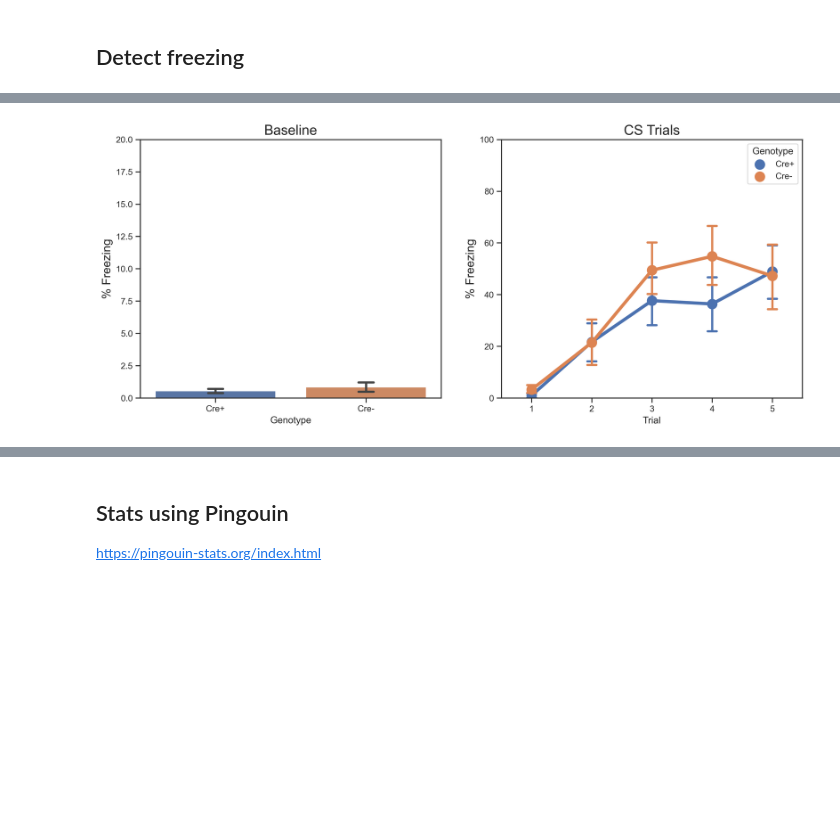
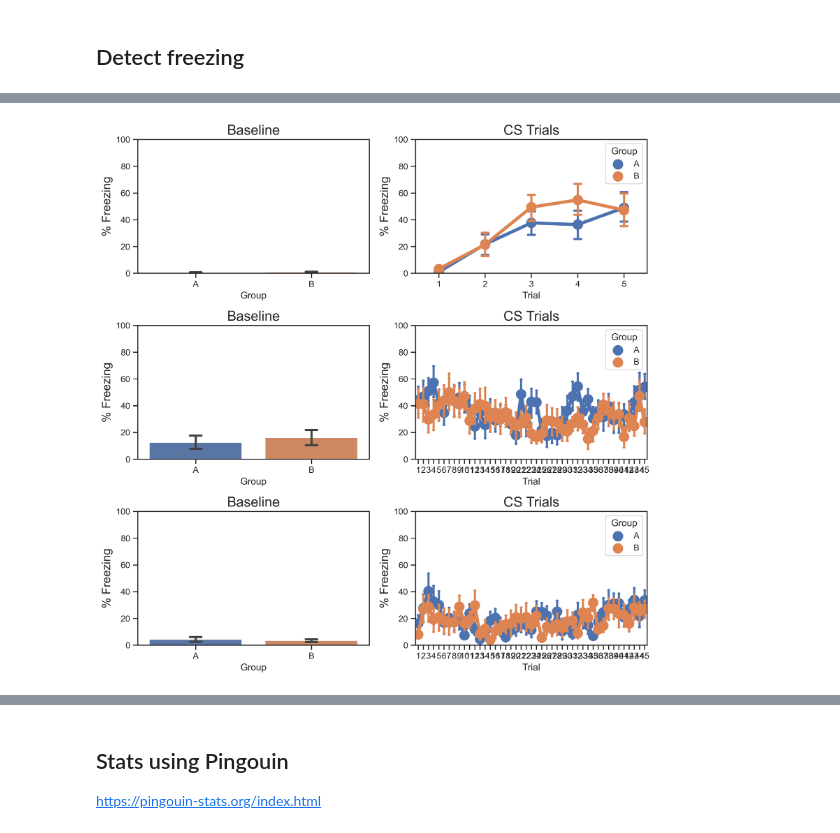
Before and after one commit to MicTott/FrozenPy, a Jupyter notebook: Examples/Conditioning_example.ipynb, the cells around one changed output, grey strips where cells are left out. Cells and saved outputs as stored; diff of their text form; code cells hidden in the pictures; blank space fills up the shorter version.

```diff
--- a/Examples/Conditioning_example.ipynb
+++ b/Examples/Conditioning_example.ipynb
@@ -52,0 +178,11 @@ Cond_df.head()
+# %%
+Ret_BL_df, Ret_Trials_df = fp.get_averagedslices(df=Ret_df, # data to analyze
+                                         BL=180,            # 180s baseline
+                                         CS=10,             # 10s CS
+                                         US=0,              # 0s US
+                                         Trials=45,         # 45 trials
+                                         ISI=30,            # 30s ISI
+                                         fs=5,              # 5 Hz sampling frequency
+                                         Behav='Freezing')  # get freezing data
+display(Ret_BL_df.head())
+Ret_Trials_df.head()
@@ -106,22 +261,24 @@ import seaborn as sns
 import matplotlib.pyplot as plt
 
 # fig size and resolution
-plt.figure(figsize=[15, 6], dpi=300)
+plt.figure(figsize=[10, 10], dpi=300)
 
-# baseline
-plt.subplot(1, 2, 1)
-sns.barplot(data=BL_md_df, x='Genotype', y='BL', ci=68, capsize=.1)
-
-plt.ylim(0, 20)
+# === Conditioning ===
+plt.subplot(3, 2, 1)
+sns.barplot(data=Cond_BL_md_df, # baseline
+            x='Group',
+            y='BL',
+            ci=68,
+            capsize=.1)
+plt.ylim(0, 100)
 plt.ylabel('% Freezing', fontsize=15)
 plt.title('Baseline', fontsize=17.5)
 
-# trials
-plt.subplot(1, 2, 2)
-sns.pointplot(data=Trials_md_df,
+plt.subplot(3, 2, 2)
+sns.pointplot(data=Cond_Trials_md_df, # trials
               x='Trial',
               y='CS',
-              hue='Genotype',
+              hue='Group',
               scale=1.5,
               ci=68,
               capsize=.15)
@@ -129,6 +286,53 @@ plt.ylim(0, 100)
 plt.ylabel('% Freezing', fontsize=15)
 plt.title('CS Trials', fontsize=17.5)
 
+#  === Extinction ===
+plt.subplot(3, 2, 3) # baseline
+sns.barplot(data=Ext_BL_md_df,
+            x='Group',
+            y='BL',
+            ci=68,
+            capsize=.1)
+plt.ylim(0, 100)
+plt.ylabel('% Freezing', fontsize=15)
+plt.title('Baseline', fontsize=17.5)
+
+plt.subplot(3, 2, 4) # trials
+sns.pointplot(data=Ext_Trials_md_df,
+              x='Trial',
+              y='CS',
+              hue='Group',
+              scale=1.5,
+              ci=68,
+              capsize=.15)
+plt.ylim(0, 100)
+plt.ylabel('% Freezing', fontsize=15)
+plt.title('CS Trials', fontsize=17.5)
+
+#  === Retrieval ===
+plt.subplot(3, 2, 5) # baseline
+sns.barplot(data=Ret_BL_md_df,
+            x='Group',
+            y='BL',
+            ci=68,
+            capsize=.1)
+plt.ylim(0, 100)
+plt.ylabel('% Freezing', fontsize=15)
+plt.title('Baseline', fontsize=17.5)
+
+plt.subplot(3, 2, 6) # trials
+sns.pointplot(data=Ret_Trials_md_df,
+              x='Trial',
+              y='CS',
+              hue='Group',
+              scale=1.5,
+              ci=68,
+              capsize=.15)
+plt.ylim(0, 100)
+plt.ylabel('% Freezing', fontsize=15)
+plt.title('CS Trials', fontsize=17.5)
+plt.tight_layout()
+
 # uncomment to save figure
 #plt.savefig('Cond_example.png')
 # %% [output]
@@ -136 +339 @@ Text(0.5, 1.0, 'CS Trials')
-[figure, old version]
+[figure, new version]
```
Also changed, not shown: parts of 34 cells of this notebook, 23 other files.
